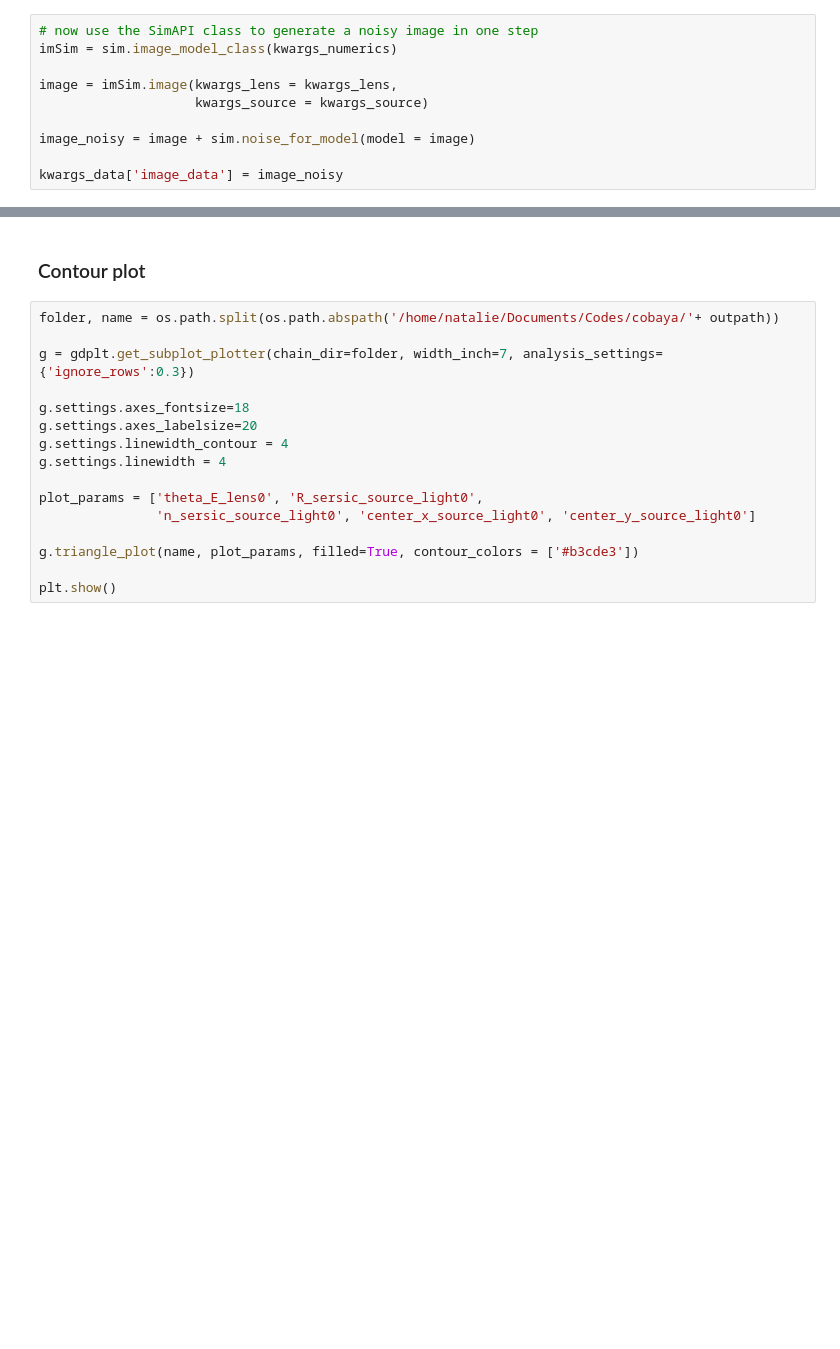
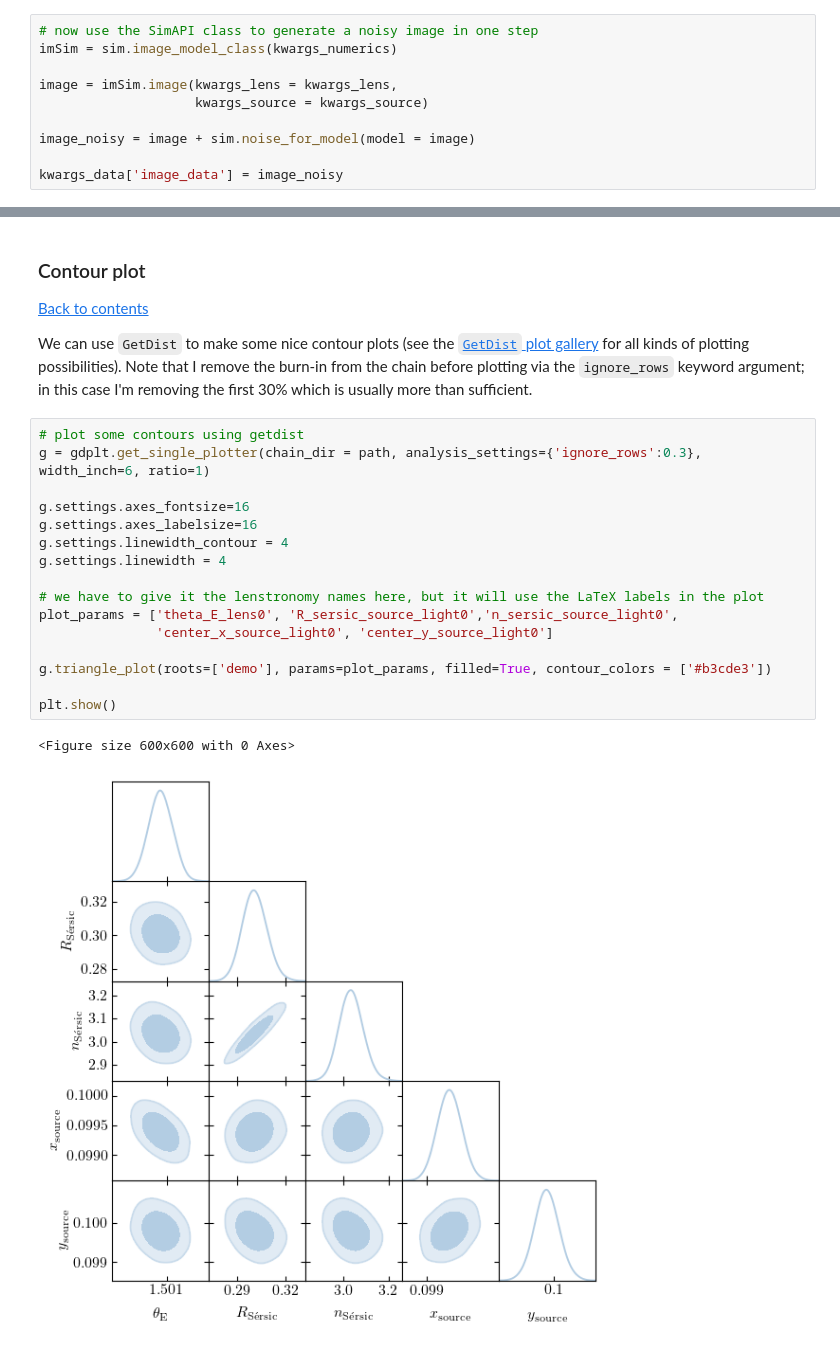
Before and after one commit to nataliehogg/cobaya_for_lenstronomy, a Jupyter notebook: cobaya_demo.ipynb, the cells around one changed output, grey strips where cells are left out. Drawn from its saved outputs; the diff is of its cells as text; blank space fills up the shorter version.

```diff
--- a/cobaya_demo.ipynb
+++ b/cobaya_demo.ipynb
@@ -343,18 +398,24 @@ plt.show()
 # %% [markdown]
 ### Contour plot <a name="contour"></a>
+[Back to contents](#contents)
+
+We can use `GetDist` to make some nice contour plots (see the [`GetDist` plot gallery](https://getdist.readthedocs.io/en/latest/plot_gallery.html) for all kinds of plotting possibilities). Note that I remove the burn-in from the chain before plotting via the `ignore_rows` keyword argument; in this case I'm removing the first 30% which is usually more than sufficient.
 # %%
-folder, name = os.path.split(os.path.abspath('/home/natalie/Documents/Codes/cobaya/'+ outpath))
+# plot some contours using getdist
+g = gdplt.get_single_plotter(chain_dir = path, analysis_settings={'ignore_rows':0.3}, width_inch=6, ratio=1)
 
-g = gdplt.get_subplot_plotter(chain_dir=folder, width_inch=7, analysis_settings={'ignore_rows':0.3})
-
-g.settings.axes_fontsize=18
-g.settings.axes_labelsize=20
+g.settings.axes_fontsize=16
+g.settings.axes_labelsize=16
 g.settings.linewidth_contour = 4
 g.settings.linewidth = 4
 
-plot_params = ['theta_E_lens0', 'R_sersic_source_light0',
-               'n_sersic_source_light0', 'center_x_source_light0', 'center_y_source_light0']
+# we have to give it the lenstronomy names here, but it will use the LaTeX labels in the plot
+plot_params = ['theta_E_lens0', 'R_sersic_source_light0','n_sersic_source_light0',
+               'center_x_source_light0', 'center_y_source_light0']
 
-g.triangle_plot(name, plot_params, filled=True, contour_colors = ['#b3cde3'])
+g.triangle_plot(roots=['demo'], params=plot_params, filled=True, contour_colors = ['#b3cde3'])
 
 plt.show()
+# %% [output]
+<Figure size 600x600 with 0 Axes>
+[figure, added]
```
Also changed, not shown: parts of 43 cells of this notebook.
